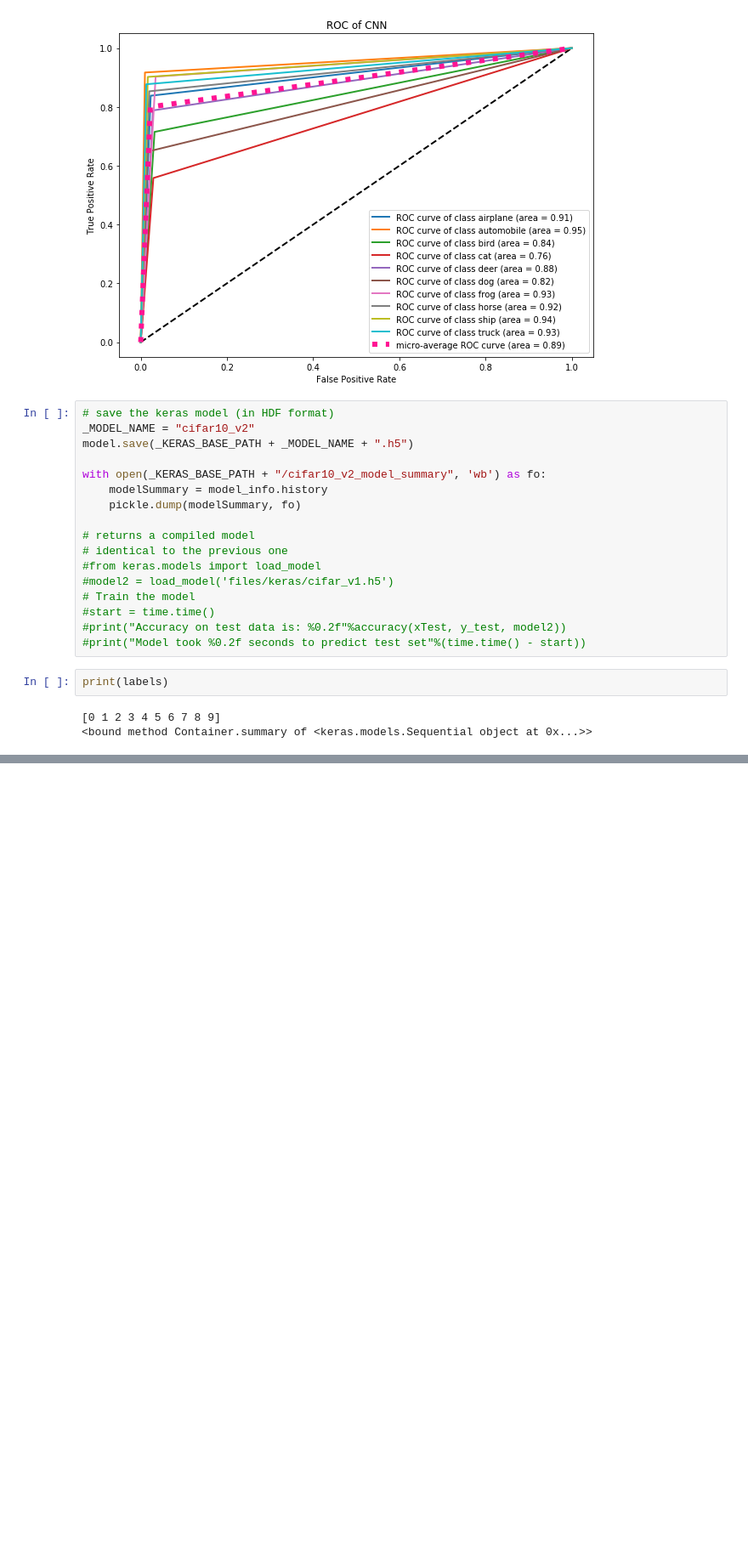
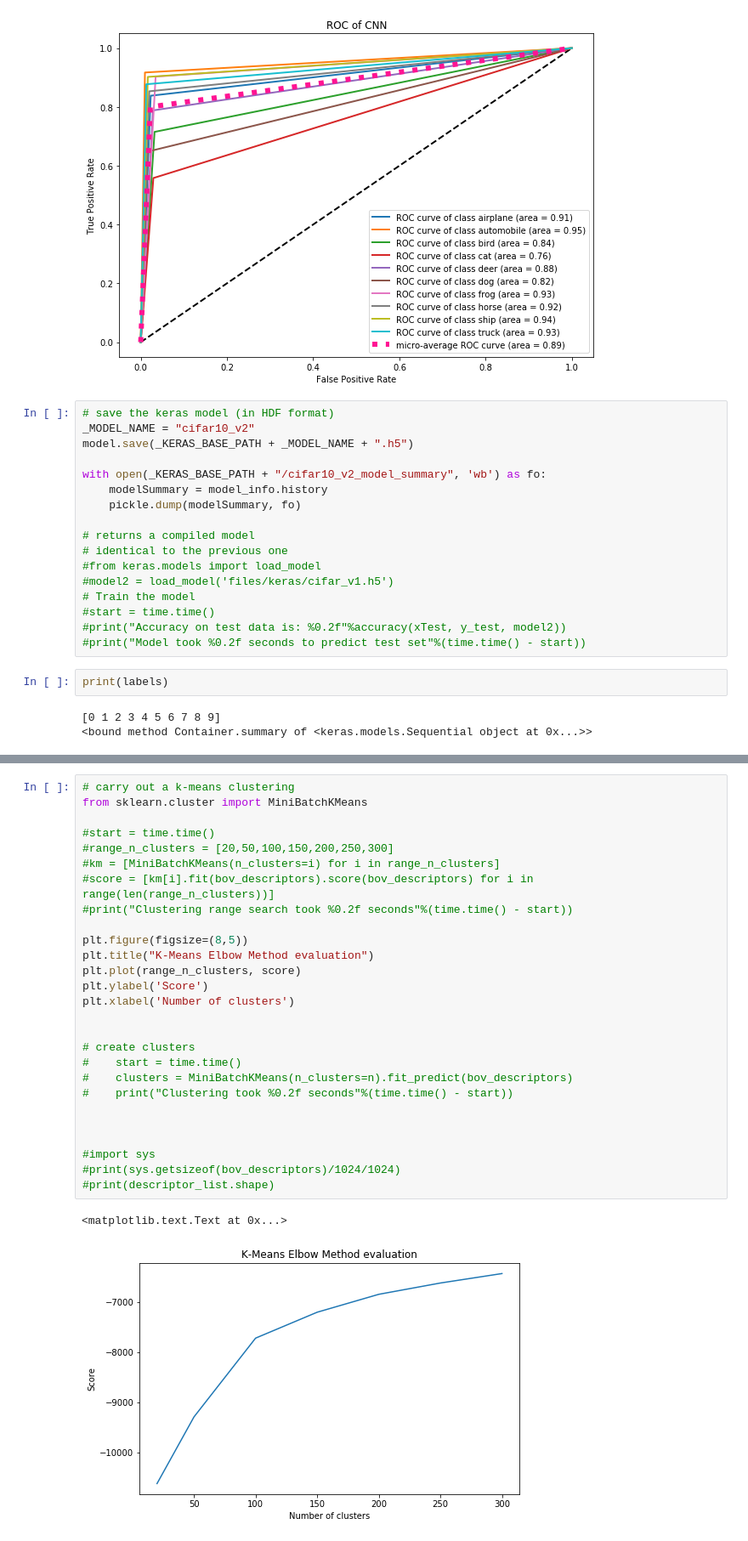
Before and after one commit to nagibshah/CIFAR-10-ImageClassifier, a Jupyter notebook: Cifar10-ImageClassifier.ipynb, the cells around one changed output, grey strips where cells are left out. Shown: that part at 85% size. Saved outputs shown, nothing was run; the diff lists cells and outputs as text; blank space fills up the shorter version.

```diff
--- a/Cifar10-ImageClassifier.ipynb
+++ b/Cifar10-ImageClassifier.ipynb
@@ -690,0 +794,30 @@ print(labels)
+# %%
+# carry out a k-means clustering
+from sklearn.cluster import MiniBatchKMeans
+
+#start = time.time()
+#range_n_clusters = [20,50,100,150,200,250,300]
+#km = [MiniBatchKMeans(n_clusters=i) for i in range_n_clusters]
+#score = [km[i].fit(bov_descriptors).score(bov_descriptors) for i in range(len(range_n_clusters))]
+#print("Clustering range search took %0.2f seconds"%(time.time() - start))
+
+plt.figure(figsize=(8,5))
+plt.title("K-Means Elbow Method evaluation")
+plt.plot(range_n_clusters, score)
+plt.ylabel('Score')
+plt.xlabel('Number of clusters')
+
+
+# create clusters
+#    start = time.time()
+#    clusters = MiniBatchKMeans(n_clusters=n).fit_predict(bov_descriptors)
+#    print("Clustering took %0.2f seconds"%(time.time() - start))
+
+
+
+#import sys
+#print(sys.getsizeof(bov_descriptors)/1024/1024)
+#print(descriptor_list.shape)
+# %% [output]
+<matplotlib.text.Text at 0x...>
+[figure, added]
```
Also changed, not shown: parts of 17 cells of this notebook.
